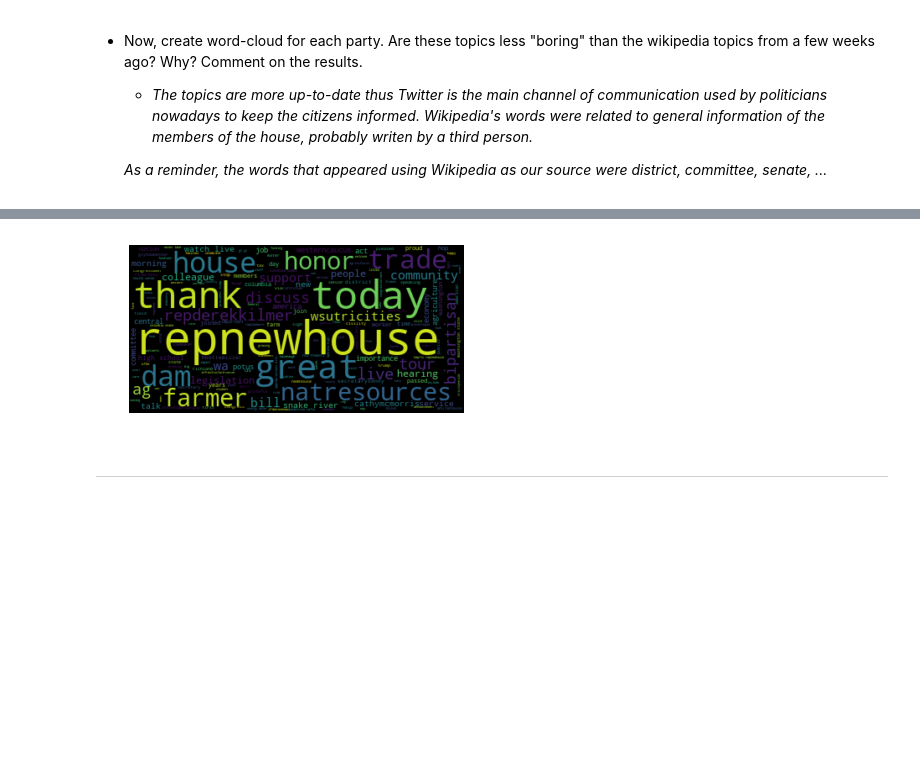
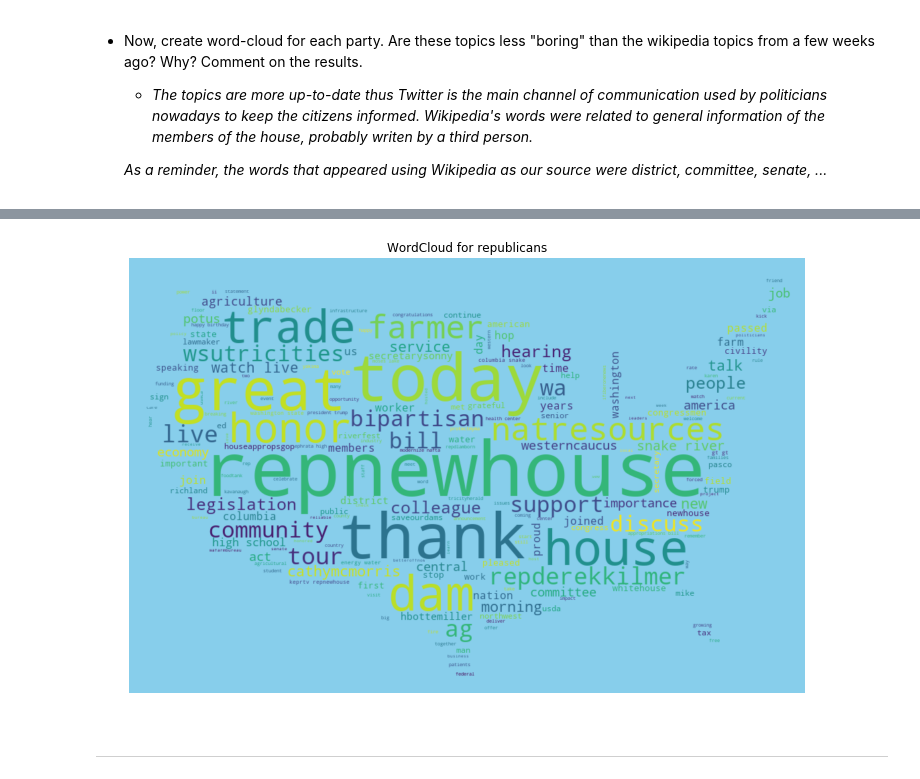
Before and after one commit to JulesBelveze/yelp-dataset-analysis, a Jupyter notebook: Assignment2.ipynb, the cells around one changed output, grey strips where cells are left out. Drawn from its saved outputs; the diff is of its cells as text; code cells hidden in the pictures; blank space fills up the shorter version.

```diff
--- a/Assignment2.ipynb
+++ b/Assignment2.ipynb
@@ -448,8 +458,14 @@ for acc in rt_graph.nodes:
 
     _As a reminder, the words that appeared using Wikipedia as our source were district, committee, senate, ..._
 # %%
-import matplotlib.pyplot as plt
 from wordcloud import WordCloud
+import numpy as np
+from PIL import Image
+import requests
+
+plt.rcParams["figure.figsize"] = [15, 8];
+
+mask = np.array(Image.open(requests.get('http://imgur.com/9ezskNd.png', stream=True).raw))
 
 dem = open("data/democrats.txt","r").read()
 dem_words = nltk.word_tokenize(dem)
@@ -460,9 +476,10 @@ rep_words = nltk.word_tokenize(rep)
 rep_text = nltk.Text(rep_words)
 
 def drawWordCloud(text):
-    wordcloud = WordCloud().generate(text)
+    wordcloud = WordCloud(background_color="skyblue", mask=mask).generate(text)
     plt.imshow(wordcloud, interpolation='bilinear')
     plt.axis('off')
 
 drawWordCloud(dem)
+plt.title("WordCloud for democrates");
 # %% [output]
@@ -470,7 +487,8 @@ drawWordCloud(dem)
-# %%
-drawWordCloud(rep)
-# %% [output]
-[figure, removed]
+# %%
+drawWordCloud(rep)
+plt.title("WordCloud for republicans");
+# %% [output]
+[figure, added]
 # %% [markdown]
 <hr>
 # %% [markdown]
```
Also changed, not shown: parts of 11 cells of this notebook, 2 other files.
